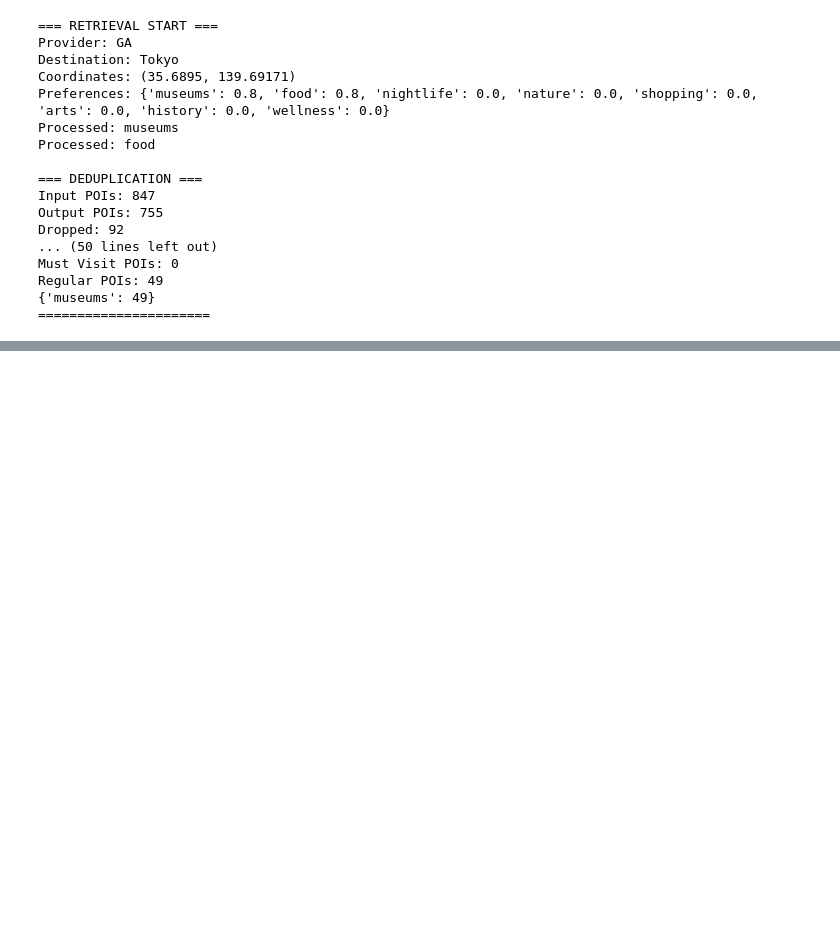
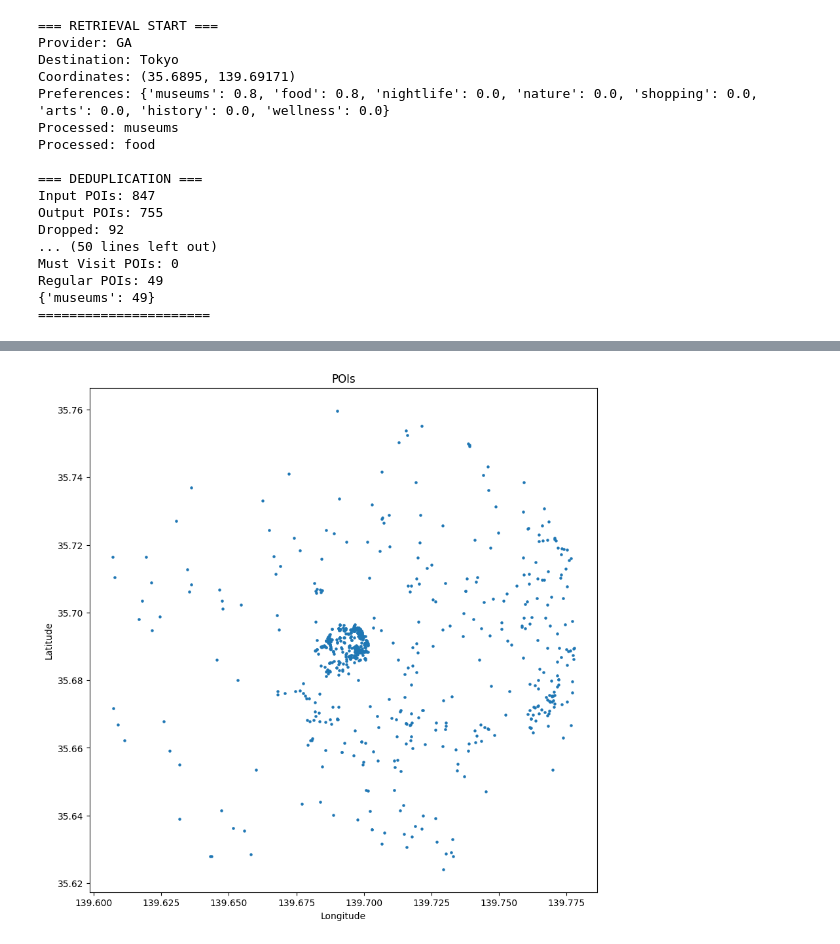
Before and after one commit to MerakiNanashi/Travelara-ai, a Jupyter notebook: experiments/exp_02.ipynb, the cells around one changed output, grey strips where cells are left out. Drawn from its saved outputs; the diff is of its cells as text; code cells hidden in the pictures; blank space fills up the shorter version.

```diff
--- a/experiments/exp_02.ipynb
+++ b/experiments/exp_02.ipynb
@@ -278,0 +424,5 @@ count
+# %%
+poi_lookup = {
+    poi.id: poi
+    for poi in pois
+}
@@ -278,0 +465,4 @@ count
+# %%
+pois_df = pd.DataFrame(
+    [poi.model_dump() for poi in pois]
+)
@@ -278,0 +485,16 @@ count
+# %%
+import matplotlib.pyplot as plt
+
+plt.figure(figsize=(10, 10))
+plt.scatter(
+    pois_df["lon"],
+    pois_df["lat"],
+    s=5
+)
+
+plt.xlabel("Longitude")
+plt.ylabel("Latitude")
+plt.title("POIs")
+plt.show()
+# %% [output]
+[figure, added]
```
Also changed, not shown: parts of 20 cells of this notebook, 11 other files.
